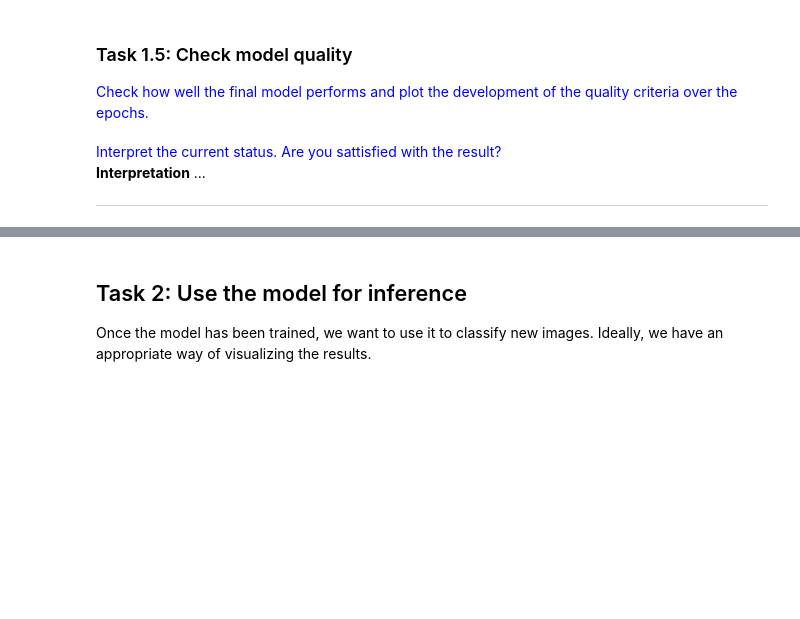
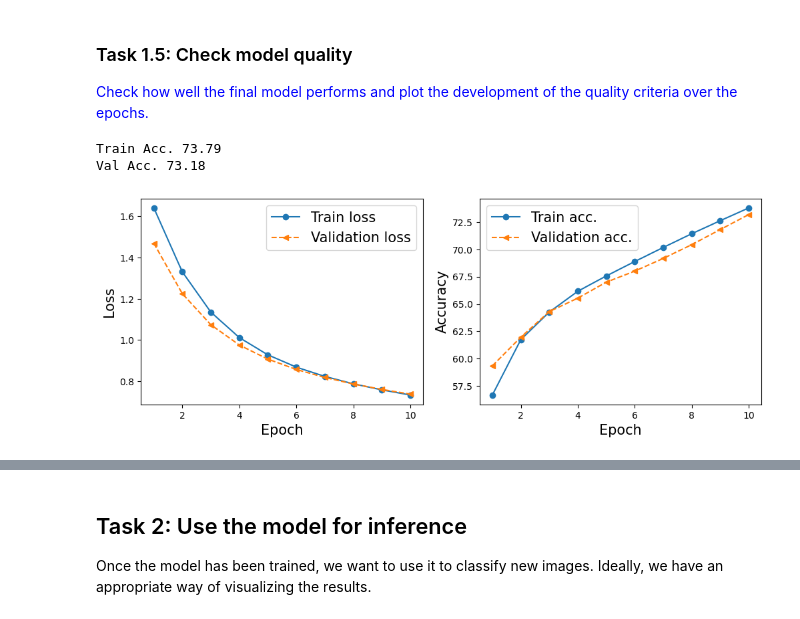
Before and after one commit to osama-alk/DeepLearningInMachineVis-Exercises, a Jupyter notebook: Introduction to Artificial Neural Networks/04d_ANN_PT_Ex.ipynb, the cells around one changed output, grey strips where cells are left out. Drawn from its saved outputs; the diff is of its cells as text; code cells hidden in the pictures; blank space fills up the shorter version.

```diff
--- a/Introduction to Artificial Neural Networks/04d_ANN_PT_Ex.ipynb
+++ b/Introduction to Artificial Neural Networks/04d_ANN_PT_Ex.ipynb
@@ -83,0 +115,27 @@ USE_GPU = True
+# %%
+# Define model
+class NeuralNetwork(nn.Module):
+    def __init__(self):
+        super().__init__()
+        self.flatten = nn.Flatten()
+        self.linear_relu_stack = nn.Sequential(
+            nn.Linear(28*28, 512),
+            nn.ReLU(),
+            nn.Linear(512, 512),
+            nn.ReLU(),
+            nn.Linear(512, 10)
+        )
+
+    def forward(self, x):
+        x = self.flatten(x)
+        logits = self.linear_relu_stack(x)
+        return logits
+# %%
+USE_GPU = True
+# Set the device for training
+device = torch.device("cuda" if torch.cuda.is_available() and USE_GPU else "cpu")
+print(f'Using {device} for training the network')
+
+# Move the model weights to the desired device
+model = NeuralNetwork().to(device)
+model
@@ -98,0 +162,15 @@ NUM_EPOCHS = 10
+# %%
+criterion = nn.CrossEntropyLoss()
+optimizer = torch.optim.SGD(model.parameters(), lr=1e-3)
+# %%
+NUM_EPOCHS = 10
+
+# perform training
+start_train_mnist = dt.datetime.now()
+print(f'MNIST training started: {start_train_mnist}')
+
+history = train_for_epochs(device, NUM_EPOCHS, model, train_dataloader,
+                 test_dataloader, optimizer, criterion, binary=False)
+
+finish_train_mnist = dt.datetime.now()
+print(f'MNIST training finished: {finish_train_mnist} (duration: {finish_train_mnist - start_train_mnist})')
@@ -103,3 +184,9 @@ NUM_EPOCHS = 10
 </span>
 # %%
 # accuracy on the training as well as the test data
+train_acc = history['train']['accuracy'][-1]
+val_acc = history['val']['accuracy'][-1]
+print(f'\nTrain Acc. {train_acc:.2f}\nVal Acc. {val_acc:.2f}')
+# %% [output]
+Train Acc. 73.79
+Val Acc. 73.18
@@ -108,8 +193,5 @@ NUM_EPOCHS = 10
-# %% [markdown]
-<span style="color:blue">
-    Interpret the current status. Are you sattisfied with the result?
-</span>
-
-**Interpretation** ...
-
---------------
+# %%
+# plot training history
+plot_history(history['train']['loss'], history['train']['accuracy'], history['val']['loss'], history['val']['accuracy'])
+# %% [output]
+[figure, added]
```
Also changed, not shown: parts of 25 cells of this notebook, 3 other files.
